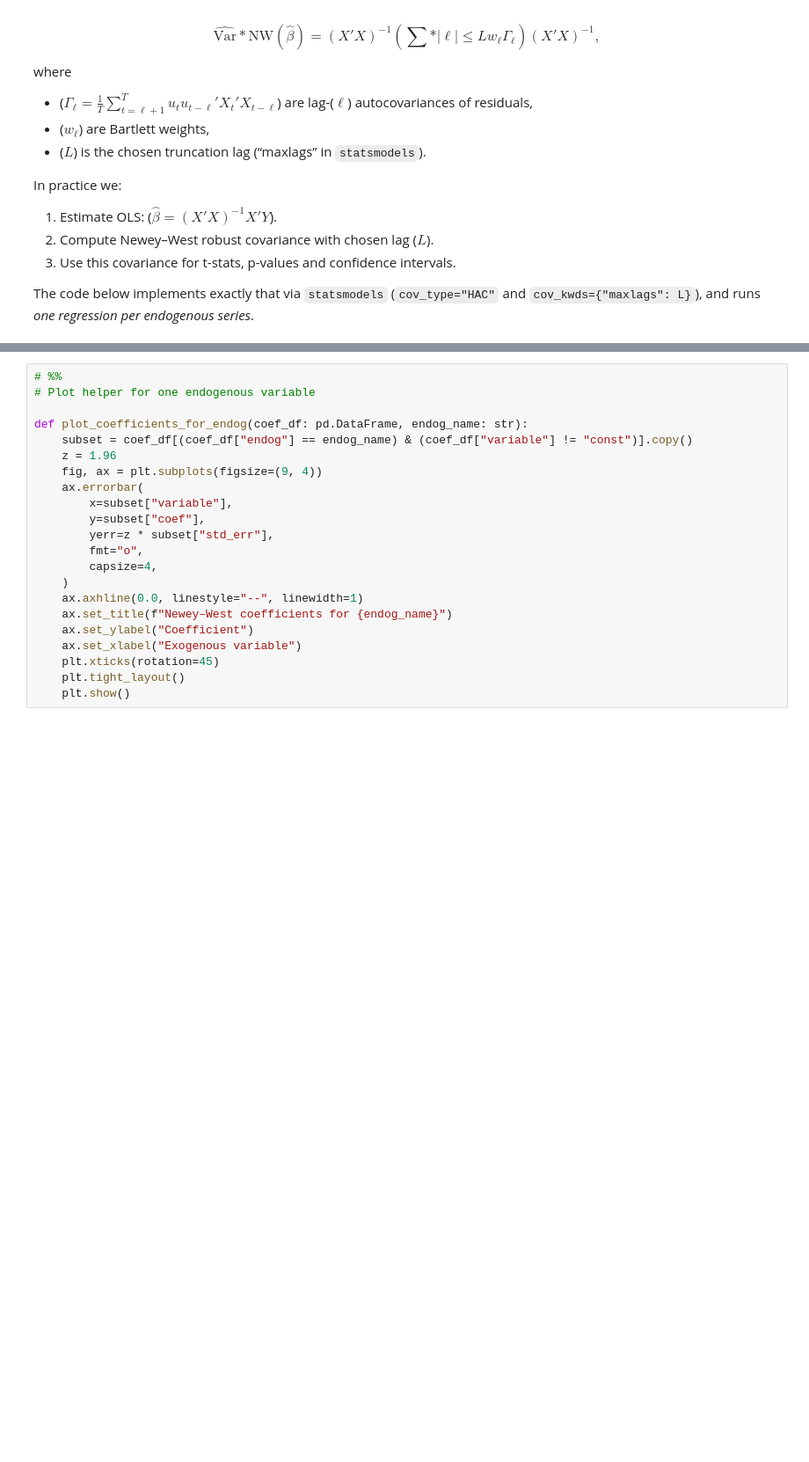
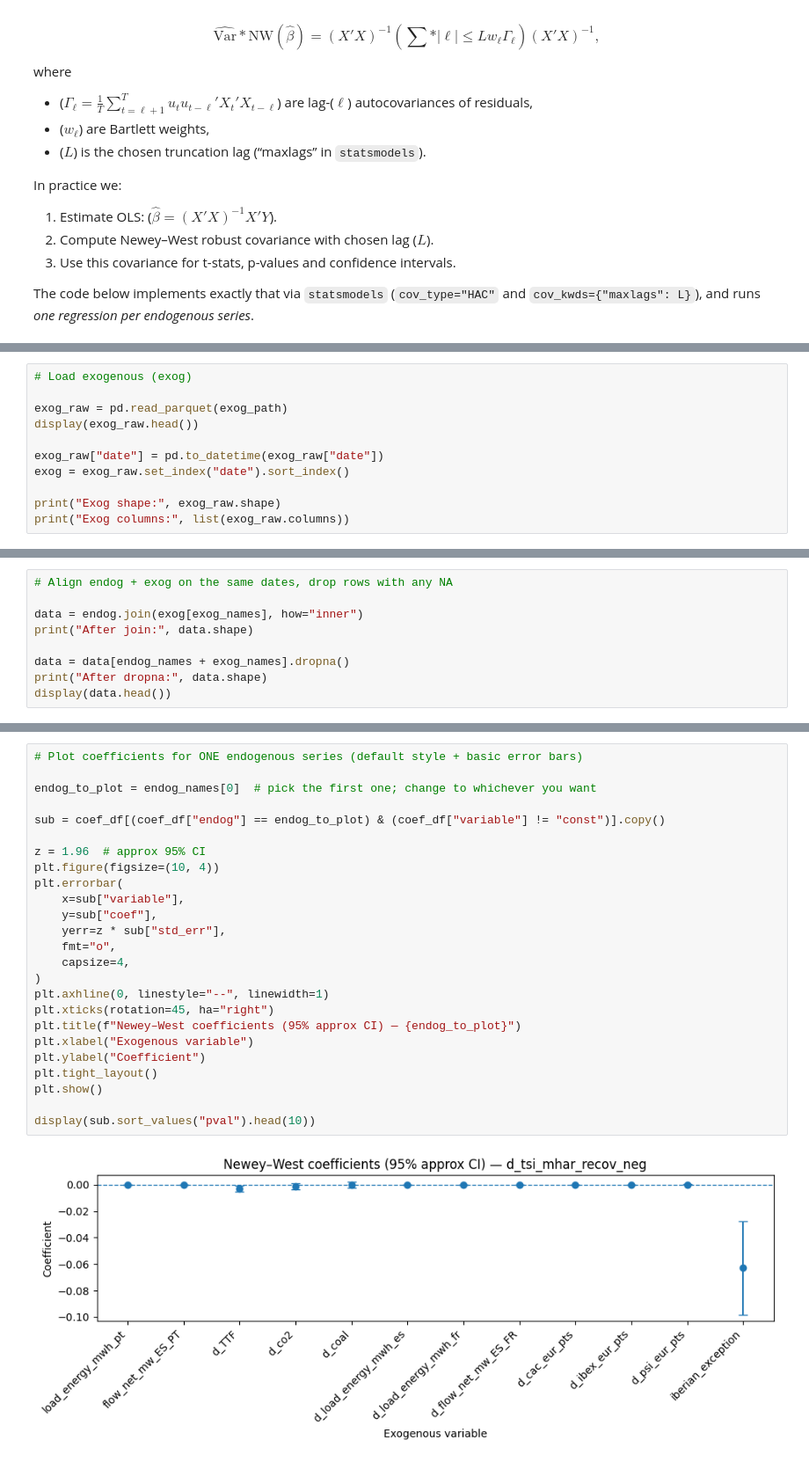
Before and after one commit to franrolotti/volatility-spillovers-methodology, a Jupyter notebook: notebooks/5_ols_newey_west.ipynb, the cells around one changed output, grey strips where cells are left out. Shown: that part at 88% size. Saved outputs shown, nothing was run; the diff lists cells and outputs as text; blank space fills up the shorter version.

```diff
--- a/notebooks/5_ols_newey_west.ipynb
+++ b/notebooks/5_ols_newey_west.ipynb
@@ -114,0 +77,11 @@ def prepare_regression_data(
+# %%
+# Load exogenous (exog)
+
+exog_raw = pd.read_parquet(exog_path)
+display(exog_raw.head())
+
+exog_raw["date"] = pd.to_datetime(exog_raw["date"])
+exog = exog_raw.set_index("date").sort_index()
+
+print("Exog shape:", exog_raw.shape)
+print("Exog columns:", list(exog_raw.columns))
@@ -114,0 +129,9 @@ def prepare_regression_data(
+# %%
+# Align endog + exog on the same dates, drop rows with any NA
+
+data = endog.join(exog[exog_names], how="inner")
+print("After join:", data.shape)
+
+data = data[endog_names + exog_names].dropna()
+print("After dropna:", data.shape)
+display(data.head())
@@ -195,22 +303,27 @@ def save_text_summaries(
 # %%
-# %%
-# Plot helper for one endogenous variable
+# Plot coefficients for ONE endogenous series (default style + basic error bars)
 
-def plot_coefficients_for_endog(coef_df: pd.DataFrame, endog_name: str):
-    subset = coef_df[(coef_df["endog"] == endog_name) & (coef_df["variable"] != "const")].copy()
-    z = 1.96
-    fig, ax = plt.subplots(figsize=(9, 4))
-    ax.errorbar(
-        x=subset["variable"],
-        y=subset["coef"],
-        yerr=z * subset["std_err"],
-        fmt="o",
-        capsize=4,
-    )
-    ax.axhline(0.0, linestyle="--", linewidth=1)
-    ax.set_title(f"Newey–West coefficients for {endog_name}")
-    ax.set_ylabel("Coefficient")
-    ax.set_xlabel("Exogenous variable")
-    plt.xticks(rotation=45)
-    plt.tight_layout()
-    plt.show()
+endog_to_plot = endog_names[0]  # pick the first one; change to whichever you want
+
+sub = coef_df[(coef_df["endog"] == endog_to_plot) & (coef_df["variable"] != "const")].copy()
+
+z = 1.96  # approx 95% CI
+plt.figure(figsize=(10, 4))
+plt.errorbar(
+    x=sub["variable"],
+    y=sub["coef"],
+    yerr=z * sub["std_err"],
+    fmt="o",
+    capsize=4,
+)
+plt.axhline(0, linestyle="--", linewidth=1)
+plt.xticks(rotation=45, ha="right")
+plt.title(f"Newey–West coefficients (95% approx CI) — {endog_to_plot}")
+plt.xlabel("Exogenous variable")
+plt.ylabel("Coefficient")
+plt.tight_layout()
+plt.show()
+
+display(sub.sort_values("pval").head(10))
+# %% [output]
+[figure, added]
```
Also changed, not shown: parts of 16 cells of this notebook, 4 other files.
